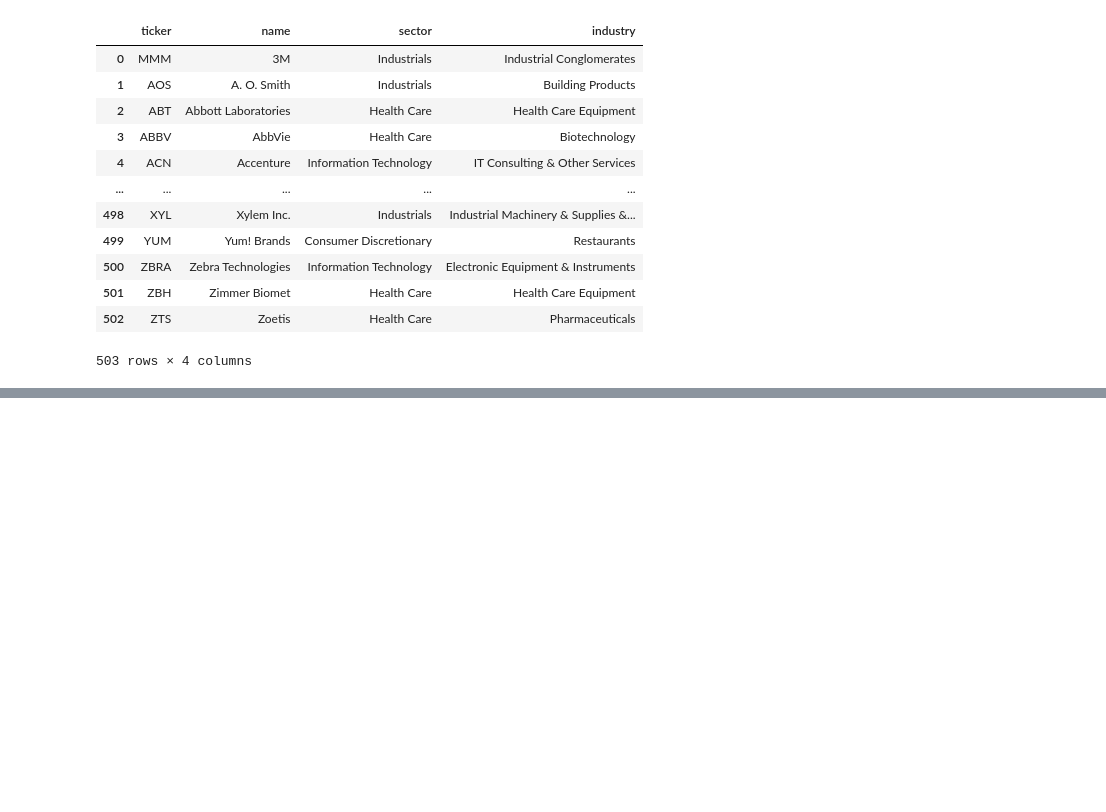
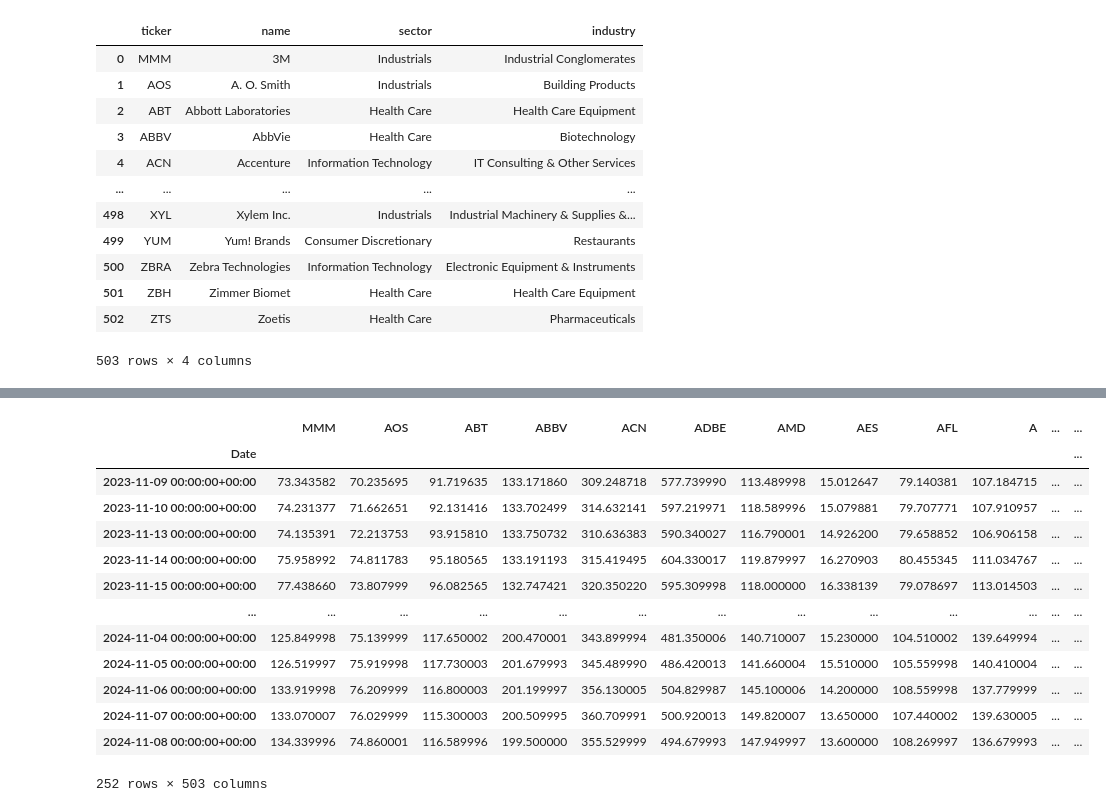
Before and after one commit to hari-dharan/hbt, a Jupyter notebook: notebooks/sp500.ipynb, the cells around one changed output, grey strips where cells are left out. Saved outputs shown, nothing was run; the diff lists cells and outputs as text; code cells hidden in the pictures; blank space fills up the shorter version.

```diff
--- a/notebooks/sp500.ipynb
+++ b/notebooks/sp500.ipynb
@@ -54,0 +115,18 @@ spx
+# %%
+spx_price_1y = spx_price.iloc[len(spx_price)-252:len(spx_price)+1]
+spx_price_1y
+# %% [output]
+|  | MMM | AOS | ABT | ABBV | ACN | ADBE | AMD | AES | AFL | A | ... | ... |
+| Date |  |  |  |  |  |  |  |  |  |  |  | ... |
+| 2023-11-09 00:00:00+00:00 | 73.343582 | 70.235695 | 91.719635 | 133.171860 | 309.248718 | 577.739990 | 113.489998 | 15.012647 | 79.140381 | 107.184715 | ... | ... |
+| 2023-11-10 00:00:00+00:00 | 74.231377 | 71.662651 | 92.131416 | 133.702499 | 314.632141 | 597.219971 | 118.589996 | 15.079881 | 79.707771 | 107.910957 | ... | ... |
+| 2023-11-13 00:00:00+00:00 | 74.135391 | 72.213753 | 93.915810 | 133.750732 | 310.636383 | 590.340027 | 116.790001 | 14.926200 | 79.658852 | 106.906158 | ... | ... |
+| 2023-11-14 00:00:00+00:00 | 75.958992 | 74.811783 | 95.180565 | 133.191193 | 315.419495 | 604.330017 | 119.879997 | 16.270903 | 80.455345 | 111.034767 | ... | ... |
+| 2023-11-15 00:00:00+00:00 | 77.438660 | 73.807999 | 96.082565 | 132.747421 | 320.350220 | 595.309998 | 118.000000 | 16.338139 | 79.078697 | 113.014503 | ... | ... |
+| ... | ... | ... | ... | ... | ... | ... | ... | ... | ... | ... | ... | ... |
+| 2024-11-04 00:00:00+00:00 | 125.849998 | 75.139999 | 117.650002 | 200.470001 | 343.899994 | 481.350006 | 140.710007 | 15.230000 | 104.510002 | 139.649994 | ... | ... |
+| 2024-11-05 00:00:00+00:00 | 126.519997 | 75.919998 | 117.730003 | 201.679993 | 345.489990 | 486.420013 | 141.660004 | 15.510000 | 105.559998 | 140.410004 | ... | ... |
+| 2024-11-06 00:00:00+00:00 | 133.919998 | 76.209999 | 116.800003 | 201.199997 | 356.130005 | 504.829987 | 145.100006 | 14.200000 | 108.559998 | 137.779999 | ... | ... |
+| 2024-11-07 00:00:00+00:00 | 133.070007 | 76.029999 | 115.300003 | 200.509995 | 360.709991 | 500.920013 | 149.820007 | 13.650000 | 107.440002 | 139.630005 | ... | ... |
+| 2024-11-08 00:00:00+00:00 | 134.339996 | 74.860001 | 116.589996 | 199.500000 | 355.529999 | 494.679993 | 147.949997 | 13.600000 | 108.269997 | 136.679993 | ... | ... |
+252 rows × 503 columns
```
Also changed, not shown: parts of 5 cells of this notebook.
